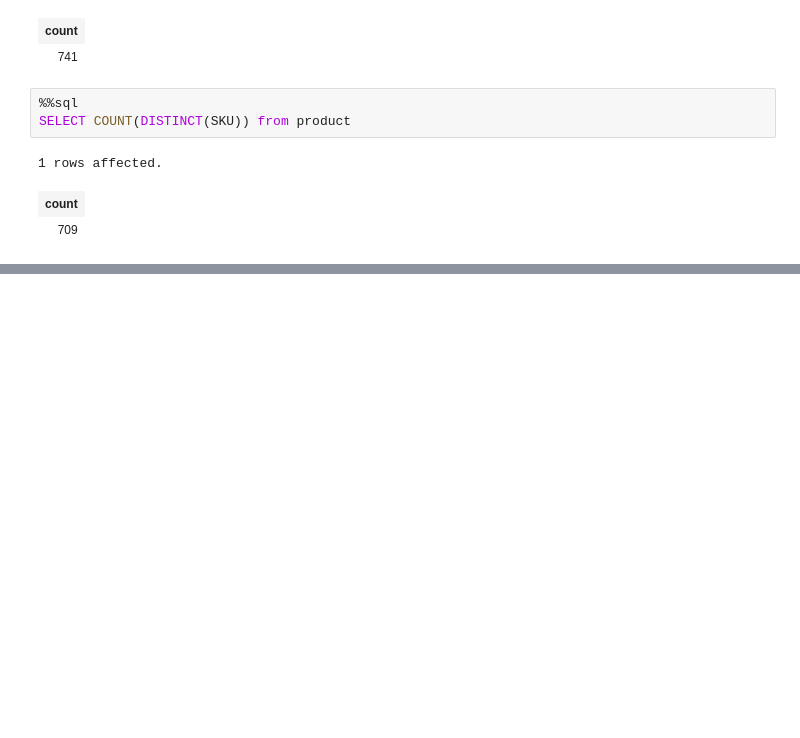
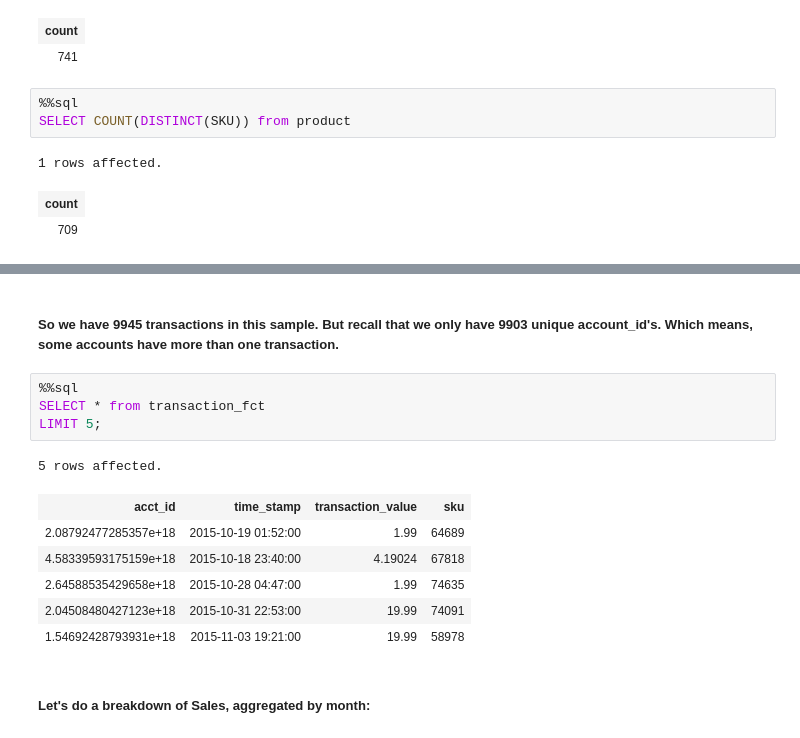
Before and after one commit to bosea3000/DMA_ProbSet, a Jupyter notebook: Problem-2.ipynb, the cells around one changed output, grey strips where cells are left out. Cells and saved outputs as stored; diff of their text form; blank space fills up the shorter version.

```diff
--- a/Problem-2.ipynb
+++ b/Problem-2.ipynb
@@ -221,0 +374,16 @@ AND education15.inc_pct_h2=fam_income_D.inc_pct_h2
+# %% [markdown]
+##### So we have 9945 transactions in this sample. But recall that we only have 9903 unique account_id's. Which means, some accounts have more than one transaction.
+# %%
+%%sql
+SELECT * from transaction_fct
+LIMIT 5;
+# %% [output]
+5 rows affected.
+| acct_id | time_stamp | transaction_value | sku |
+| 2.08792477285357e+18 | 2015-10-19 01:52:00 | 1.99 | 64689 |
+| 4.58339593175159e+18 | 2015-10-18 23:40:00 | 4.19024 | 67818 |
+| 2.64588535429658e+18 | 2015-10-28 04:47:00 | 1.99 | 74635 |
+| 2.04508480427123e+18 | 2015-10-31 22:53:00 | 19.99 | 74091 |
+| 1.54692428793931e+18 | 2015-11-03 19:21:00 | 19.99 | 58978 |
+# %% [markdown]
+##### Let's do a breakdown of Sales, aggregated by month:
```
Also changed, not shown: parts of 41 cells of this notebook, 1 other file.
